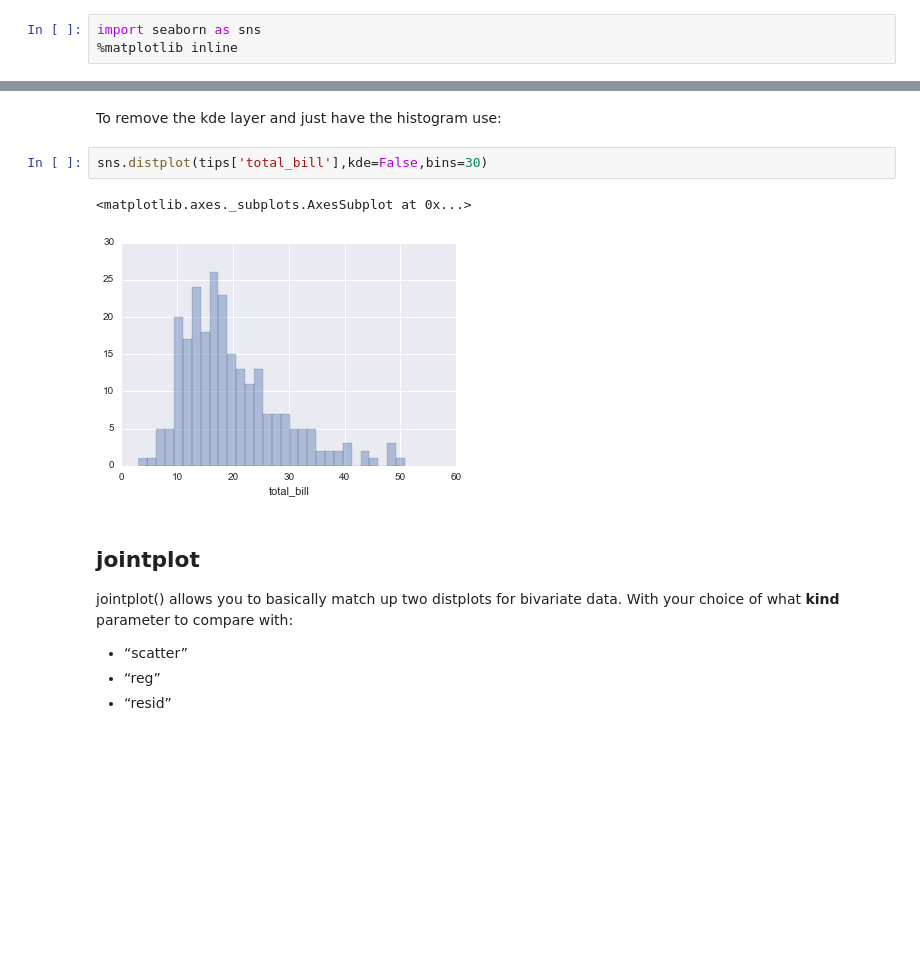
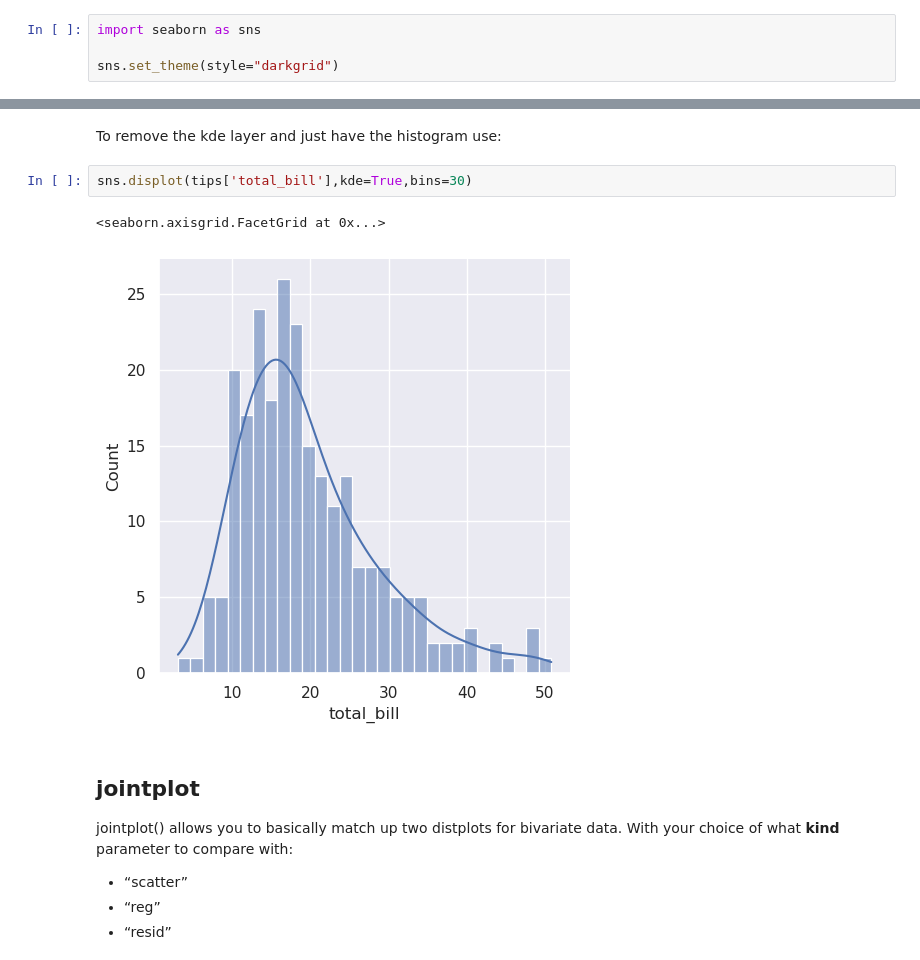
Before and after one commit to LuisReyes98/udemy-machine-learning, a Jupyter notebook: 06-Data-Visualization-with-Seaborn/01-Distribution Plots.ipynb, the cells around one changed output, grey strips where cells are left out. Drawn from its saved outputs; the diff is of its cells as text; blank space fills up the shorter version.

```diff
--- a/06-Data-Visualization-with-Seaborn/01-Distribution Plots.ipynb
+++ b/06-Data-Visualization-with-Seaborn/01-Distribution Plots.ipynb
@@ -22,7 +24,8 @@ ___
 ## Imports
 # %%
 import seaborn as sns
-%matplotlib inline
+
+sns.set_theme(style="darkgrid")
 # %% [markdown]
 ## Data
 Seaborn comes with built-in data sets!
@@ -50,10 +80,10 @@ sns.distplot(tips['total_bill'])
 # %% [markdown]
 To remove the kde layer and just have the histogram use:
 # %%
-sns.distplot(tips['total_bill'],kde=False,bins=30)
+sns.displot(tips['total_bill'],kde=True,bins=30)
 # %% [output]
-<matplotlib.axes._subplots.AxesSubplot at 0x...>
+<seaborn.axisgrid.FacetGrid at 0x...>
-[figure, old version]
+[figure, new version]
 # %% [markdown]
 ## jointplot
 
```
Also changed, not shown: parts of 20 cells of this notebook.
